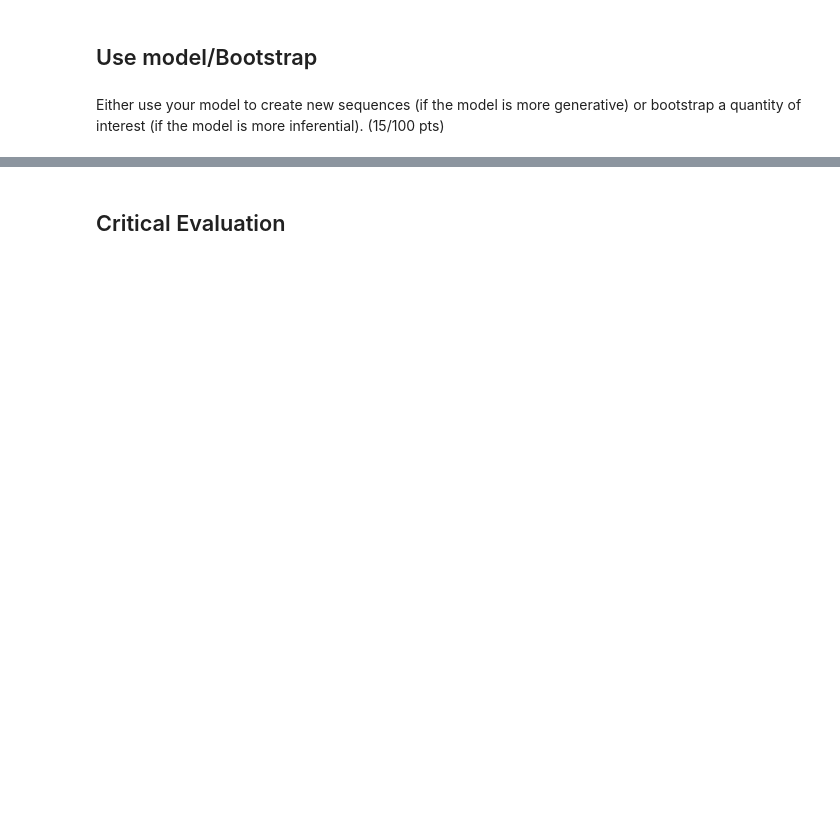
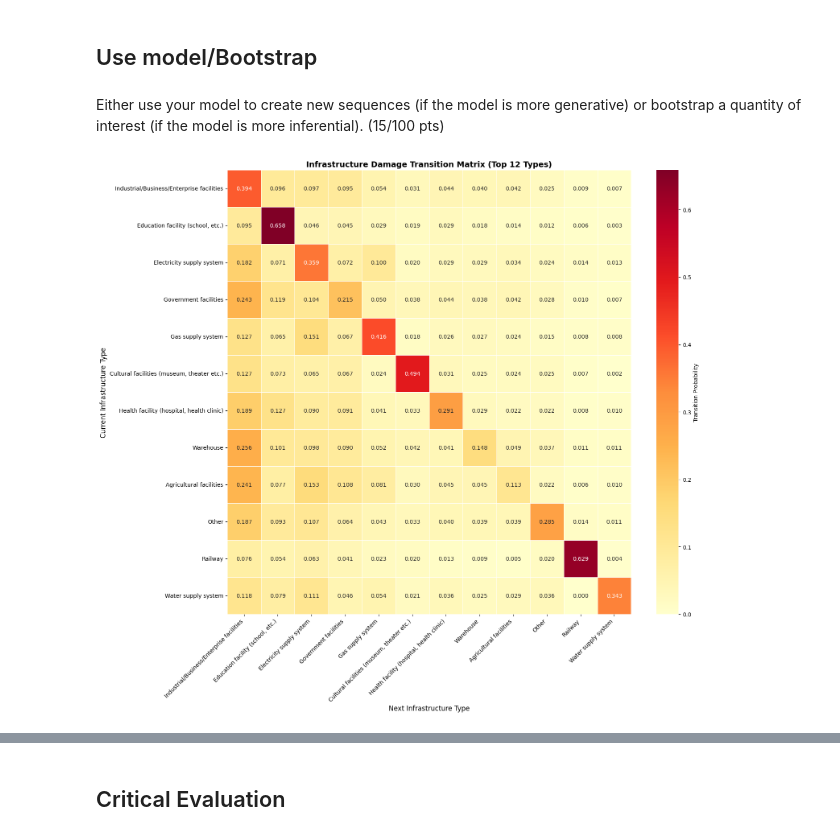
Before and after one commit to ssegaloff/UU_project_1, a Jupyter notebook: Project1_Ukraine.ipynb, the cells around one changed output, grey strips where cells are left out. Drawn from its saved outputs; the diff is of its cells as text; code cells hidden in the pictures; blank space fills up the shorter version.

```diff
--- a/Project1_Ukraine.ipynb
+++ b/Project1_Ukraine.ipynb
@@ -10,3 +11,6 @@ import seaborn as sns
+# %%
+sns.set_style("whitegrid")
+plt.rcParams['figure.figsize'] = (12, 8)
 # %% [markdown]
 ## Data Description
 # %% [markdown]
@@ -291,0 +296,31 @@ Records with missing event dates: 6,351 (26.17%)
+# %%
+# Build transition matrix
+
+def build_transition_matrix(df, sequence_col = 'type_of_infrastructure',
+                      time_col = 'date_of_event', min_count = 10):
+    """
+    Build transition probability matrix from damage sequence.
+
+    Returns: transition matrix, transition_counts, valid_states
+    """
+    df = df.copy()
+    df[time_col] = pd.to_datetime(df[time_col], errors='coerce')
+    df = df.sort_values(by=time_col).reset_index(drop=True)
+    df = df[df[sequence_col].notna()].reset_index(drop=True)
+
+    states = df[sequence_col].values
+
+    state_counts = pd.Series(states).value_counts()
+    valid_states = state_counts[state_counts >= min_count].index.tolist()
+
+    transition_counts = pd.DataFrame(0, index = valid_states, columns = valid_states, dtype = float)
+
+    for i in range(len(states) - 1):
+        current = states[i]
+        next_state = states[i + 1]
+        if current in valid_states and next_state in valid_states:
+            transition_counts.loc[current, next_state] += 1
+
+    transition_matrix = transition_counts.div(transition_counts.sum(axis=1), axis=0).fillna(0)
+
+    return transition_matrix, transition_counts, valid_states
@@ -342,3 +478,10 @@ IDEA: MARKOV CHAIN
 ## Use model/Bootstrap
 # %% [markdown]
 Either use your model to create new sequences (if the model is more generative) or bootstrap a quantity of interest (if the model is more inferential). (15/100 pts)
+# %%
+# Build Transition Matrix
+transition_matrix, transition_counts, valid_states = build_transition_matrix(ukraine, min_count=10)
+# %%
+plot_transition_matrix(transition_matrix, transition_counts, top_n=12)
+# %% [output]
+[figure, added]
```
Also changed, not shown: parts of 18 cells of this notebook.
